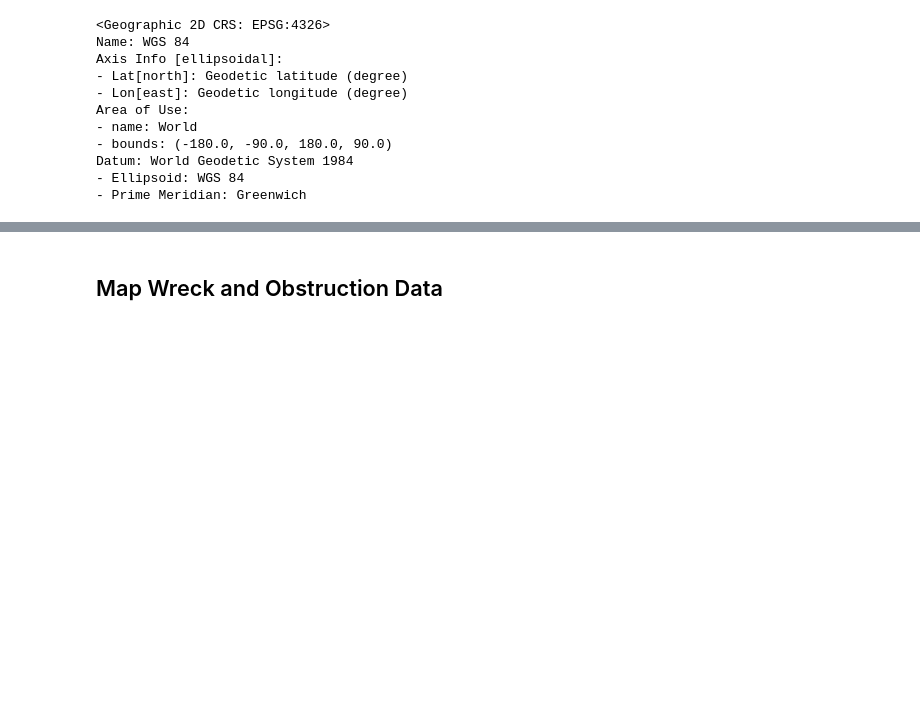
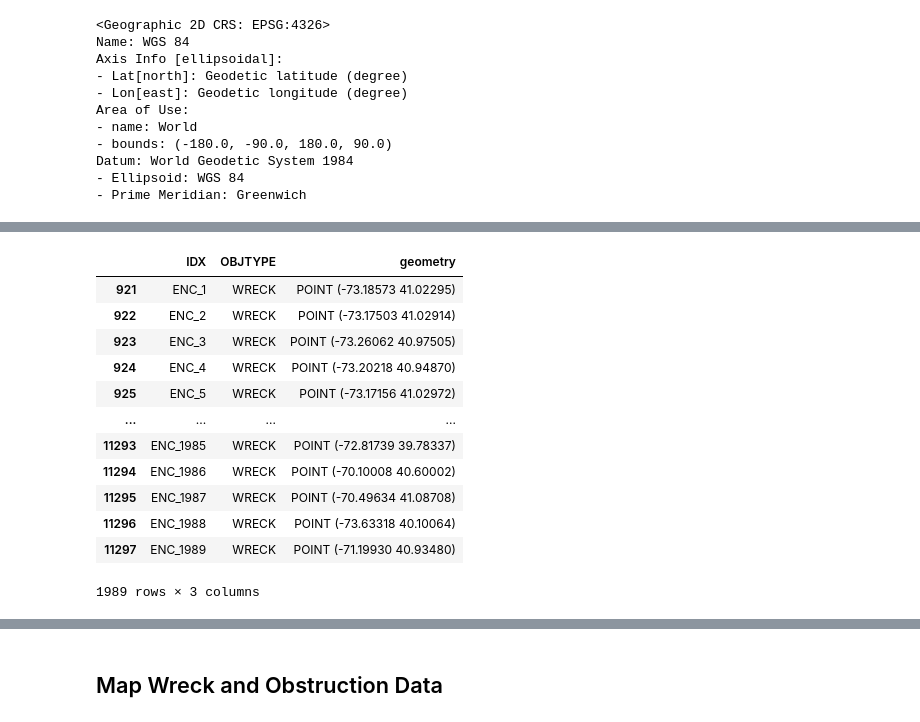
Before and after one commit to Data-Science-for-Conservation/Ocean_GIS_for_Python, a Jupyter notebook: GIS_Analysis.ipynb, the cells around one changed output, grey strips where cells are left out. Drawn from its saved outputs; the diff is of its cells as text; code cells hidden in the pictures; blank space fills up the shorter version.

```diff
--- a/GIS_Analysis.ipynb
+++ b/GIS_Analysis.ipynb
@@ -264,0 +330,8 @@ Biela Wreck CRS: epsg:4326
+# %%
+def obj_cat_enc(obj):
+    if obj == 'Wrecks - Visible':
+        return 'KNOWN WRECK'
+    else:
+        return 'WRECK'
+
+enc_wrecks['OBJTYPE'] = enc_wrecks['feature_type'].apply(obj_cat_enc)
@@ -264,0 +344,5 @@ Biela Wreck CRS: epsg:4326
+# %%
+# Add key column to track where rows came from before combining
+awois_wrecks['IDX'] = ['AWW_{}'.format(n) for n in range(1, awois_wrecks.shape[0] + 1)]
+awois_obs['IDX'] = ['AWO_{}'.format(n) for n in range(1, awois_obs.shape[0] + 1)]
+enc_wrecks['IDX'] = ['ENC_{}'.format(n) for n in range(1, enc_wrecks.shape[0] + 1)]
@@ -264,0 +366,16 @@ Biela Wreck CRS: epsg:4326
+# %%
+enc_wrecks[['IDX', 'OBJTYPE', 'geometry']]
+# %% [output]
+|  | IDX | OBJTYPE | geometry |
+| 921 | ENC_1 | WRECK | POINT (-73.18573 41.02295) |
+| 922 | ENC_2 | WRECK | POINT (-73.17503 41.02914) |
+| 923 | ENC_3 | WRECK | POINT (-73.26062 40.97505) |
+| 924 | ENC_4 | WRECK | POINT (-73.20218 40.94870) |
+| 925 | ENC_5 | WRECK | POINT (-73.17156 41.02972) |
+| ... | ... | ... | ... |
+| 11293 | ENC_1985 | WRECK | POINT (-72.81739 39.78337) |
+| 11294 | ENC_1986 | WRECK | POINT (-70.10008 40.60002) |
+| 11295 | ENC_1987 | WRECK | POINT (-70.49634 41.08708) |
+| 11296 | ENC_1988 | WRECK | POINT (-73.63318 40.10064) |
+| 11297 | ENC_1989 | WRECK | POINT (-71.19930 40.93480) |
+1989 rows × 3 columns
```
Also changed, not shown: parts of 23 cells of this notebook, 7 other files.
